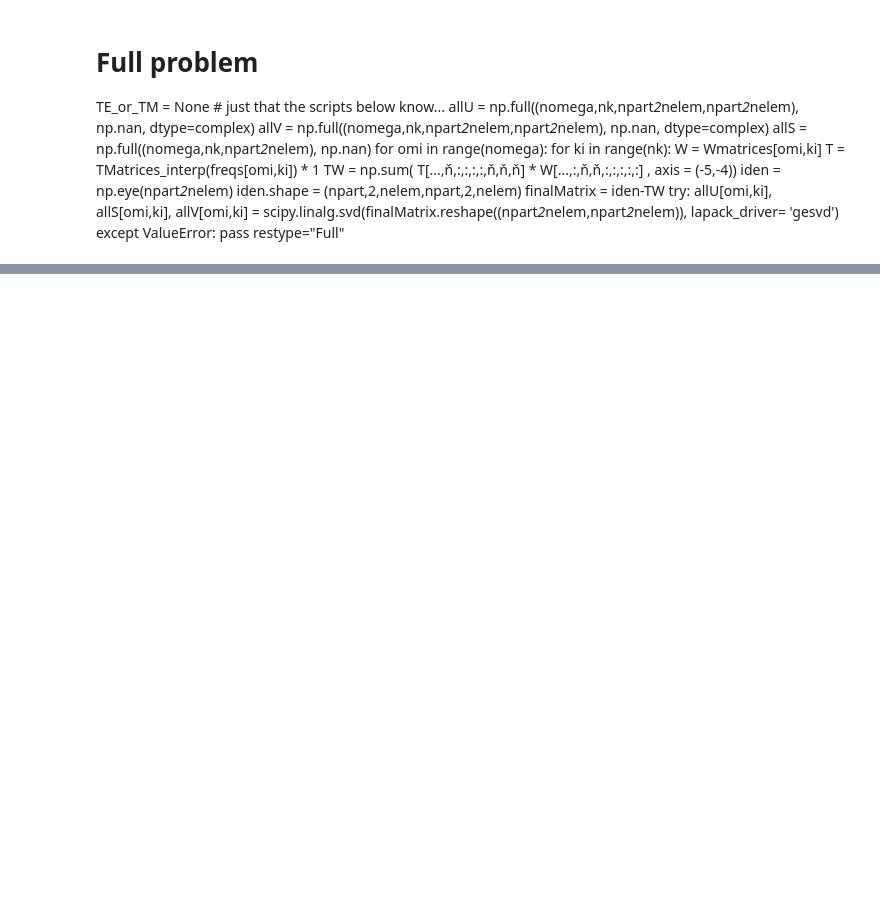
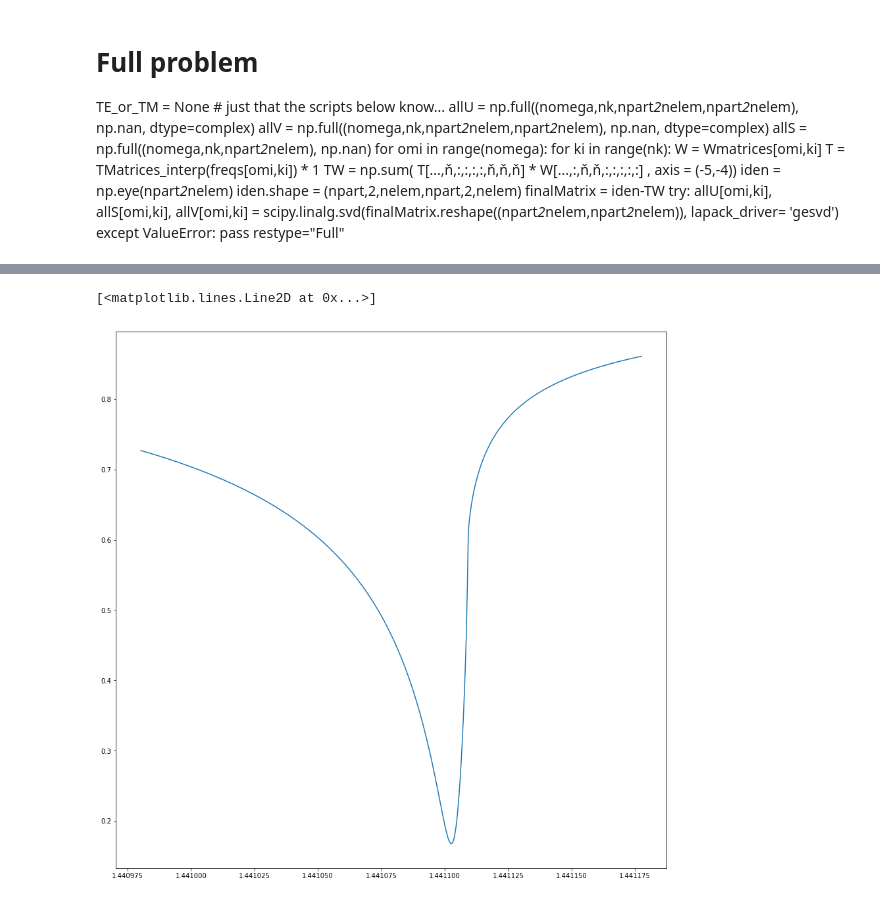
Before and after one commit to texnokrates/qpms-ipynotebooks, a Jupyter notebook: hexlaser/Dispersions-projections_v2.ipynb, the cells around one changed output, grey strips where cells are left out. Cells and saved outputs as stored; diff of their text form; code cells hidden in the pictures; blank space fills up the shorter version.

```diff
--- a/hexlaser/Dispersions-projections_v2.ipynb
+++ b/hexlaser/Dispersions-projections_v2.ipynb
@@ -318,0 +566,8 @@ wdata['freqs_weirdunits'][i], wdata['freqs'][i]/eV*hbar
+# %%
+
+plt.figure(figsize=(15,15))
+
+plt.plot(xen,lineS[:,-1], label='Singular value')
+# %% [output]
+[<matplotlib.lines.Line2D at 0x...>]
+[figure, added]
```
Also changed, not shown: parts of 49 cells of this notebook, 1 other file.
